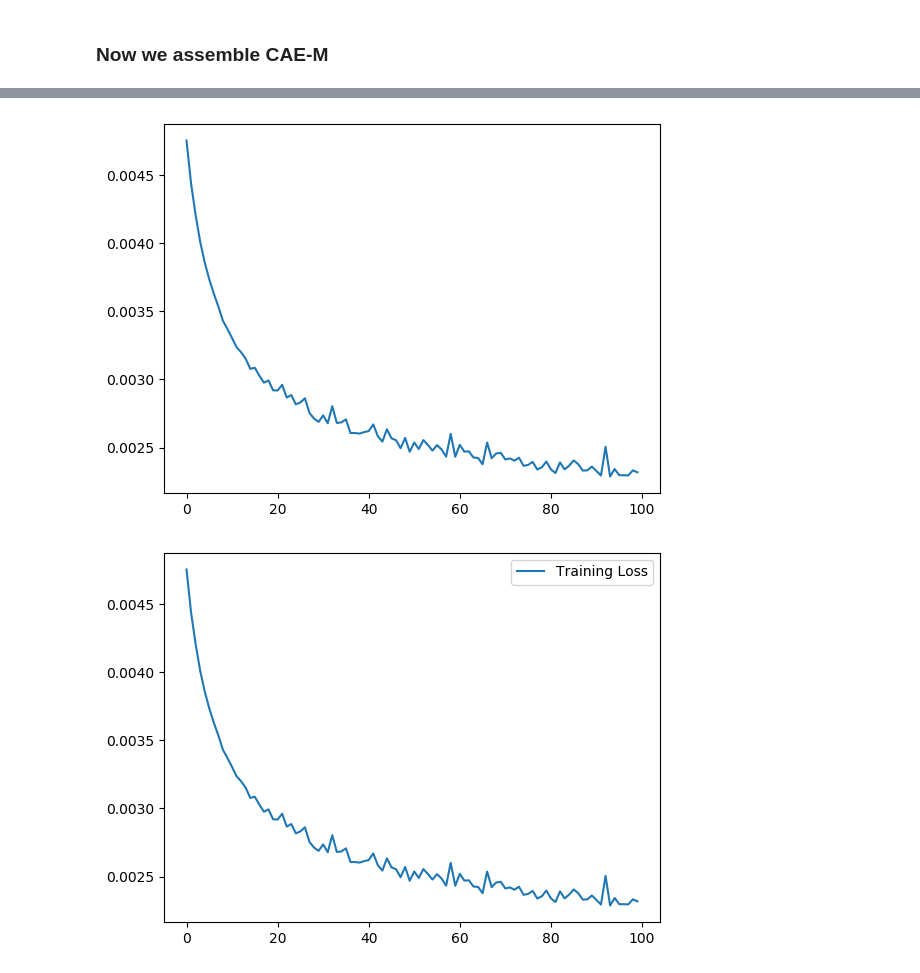
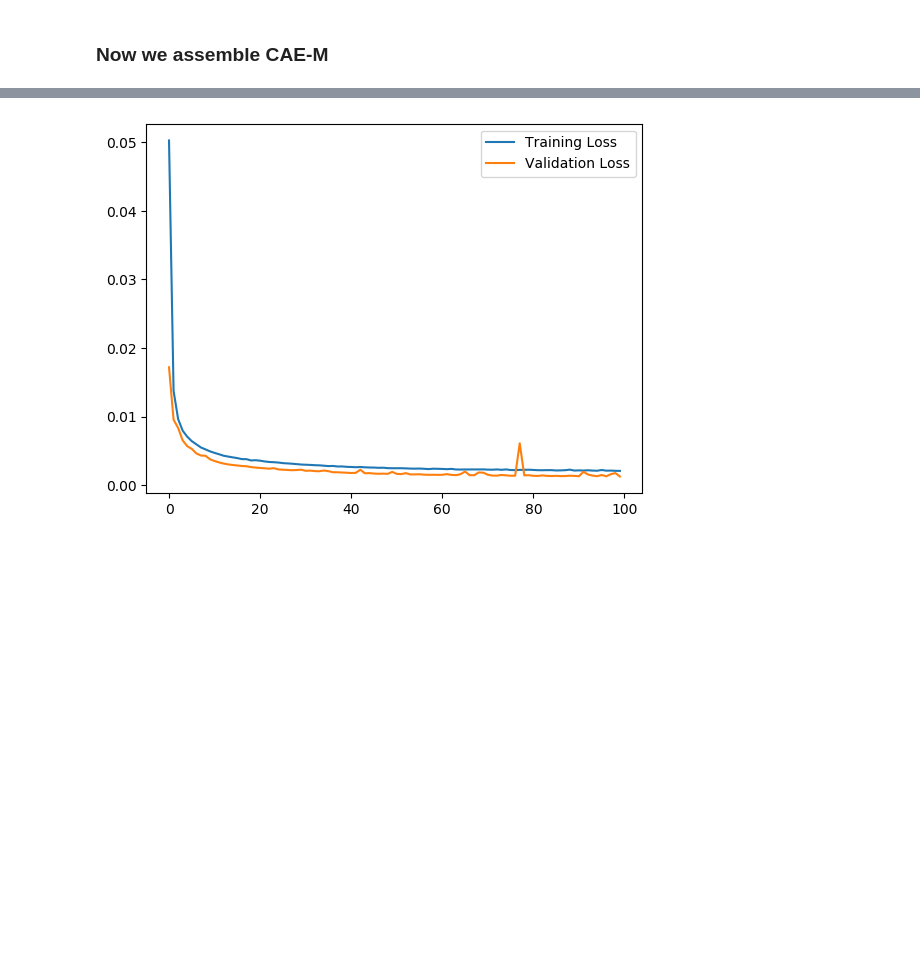
Before and after one commit to DISHDevEx/eks-ml-pipeline, a Jupyter notebook: modeling/CAE-M.ipynb, the cells around one changed output, grey strips where cells are left out. Saved outputs shown, nothing was run; the diff lists cells and outputs as text; code cells hidden in the pictures; blank space fills up the shorter version.

```diff
--- a/modeling/CAE-M.ipynb
+++ b/modeling/CAE-M.ipynb
@@ -405,10 +424,8 @@ KeyError: 'val_loss'
 # %%
-##plot the train loss and val loss
 plt.figure()
 plt.plot(history.history["loss"], label="Training Loss")
-# plt.plot(history.history["val_loss"], label="Validation Loss")
+plt.plot(history.history["val_loss"], label="Validation Loss")
 plt.legend()
 plt.show()
 # %% [output]
-[figure, old version]
+[figure, new version]
-[figure, removed]
```
Also changed, not shown: parts of 4 cells of this notebook, 20 other files.
